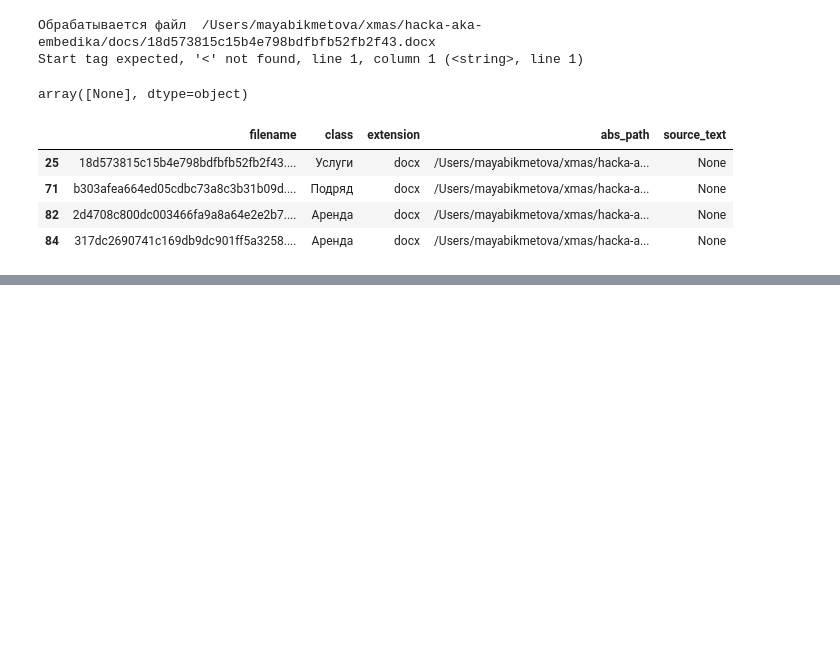
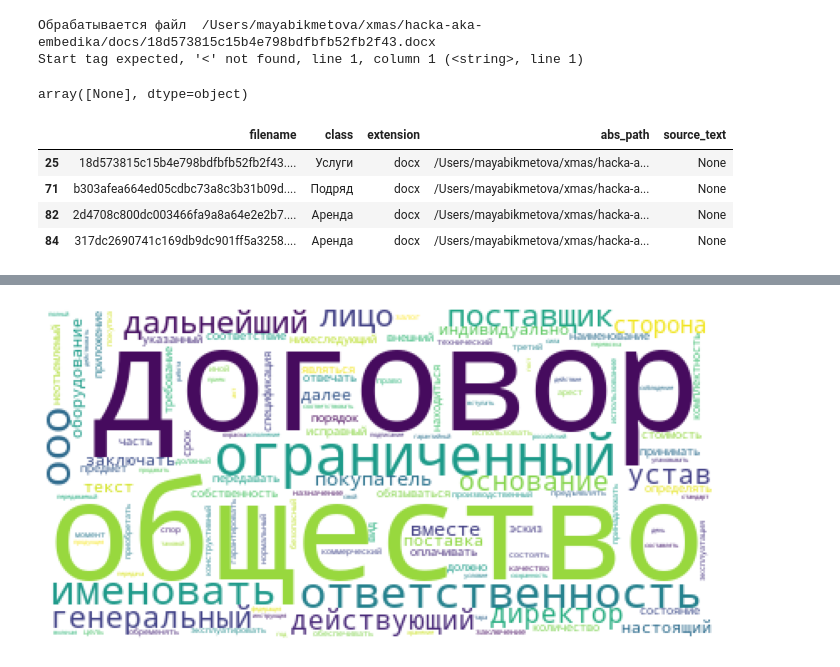
Before and after one commit to maya-ami/xmas, a Jupyter notebook: extract text.ipynb, the cells around one changed output, grey strips where cells are left out. Drawn from its saved outputs; the diff is of its cells as text; code cells hidden in the pictures; blank space fills up the shorter version.

```diff
--- a/extract text.ipynb
+++ b/extract text.ipynb
@@ -441,0 +491,4 @@ data['lemma_text'] = data['source_text'].apply(preprocess)
+# %%
+draw_word_cloud(data, 'Поставки')
+# %% [output]
+[figure, added]
```
Also changed, not shown: parts of 14 cells of this notebook.
